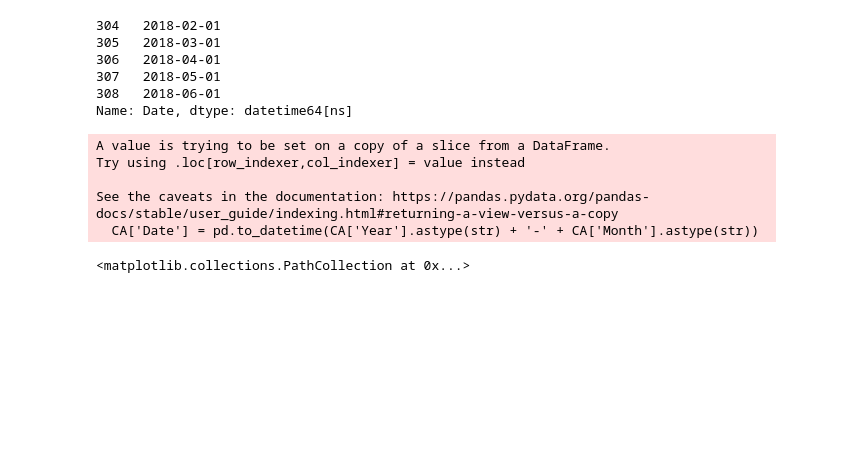
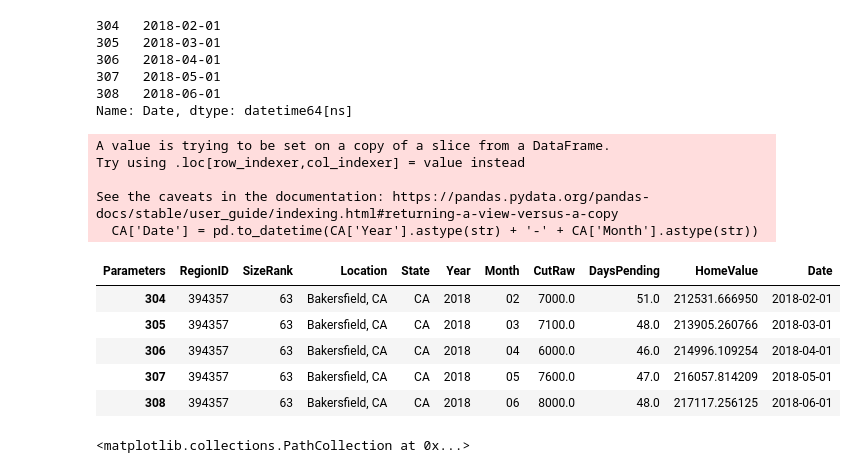
Before and after one commit to LindsClar/Capstone_2, a Jupyter notebook: 27_3_Capstone_Two_Pre_processing_and_Training_Data_Development.ipynb, the cells around one changed output. Drawn from its saved outputs; the diff is of its cells as text; code cells hidden in the pictures; blank space fills up the shorter version.

```diff
--- a/27_3_Capstone_Two_Pre_processing_and_Training_Data_Development.ipynb
+++ b/27_3_Capstone_Two_Pre_processing_and_Training_Data_Development.ipynb
@@ -97,6 +107,15 @@ Try using .loc[row_indexer,col_indexer] = value instead
 
 See the caveats in the documentation: https://pandas.pydata.org/pandas-docs/stable/user_guide/indexing.html#returning-a-view-versus-a-copy
   CA['Date'] = pd.to_datetime(CA['Year'].astype(str) + '-' + CA['Month'].astype(str))
+# %%
+CA.head()
+# %% [output]
+| Parameters | RegionID | SizeRank | Location | State | Year | Month | CutRaw | DaysPending | HomeValue | Date |
+| 304 | 394357 | 63 | Bakersfield, CA | CA | 2018 | 02 | 7000.0 | 51.0 | 212531.666950 | 2018-02-01 |
+| 305 | 394357 | 63 | Bakersfield, CA | CA | 2018 | 03 | 7100.0 | 48.0 | 213905.260766 | 2018-03-01 |
+| 306 | 394357 | 63 | Bakersfield, CA | CA | 2018 | 04 | 6000.0 | 46.0 | 214996.109254 | 2018-04-01 |
+| 307 | 394357 | 63 | Bakersfield, CA | CA | 2018 | 05 | 7600.0 | 47.0 | 216057.814209 | 2018-05-01 |
+| 308 | 394357 | 63 | Bakersfield, CA | CA | 2018 | 06 | 8000.0 | 48.0 | 217117.256125 | 2018-06-01 |
 # %%
 import matplotlib.pyplot as plt
 
```
Also changed, not shown: parts of 24 cells of this notebook.
